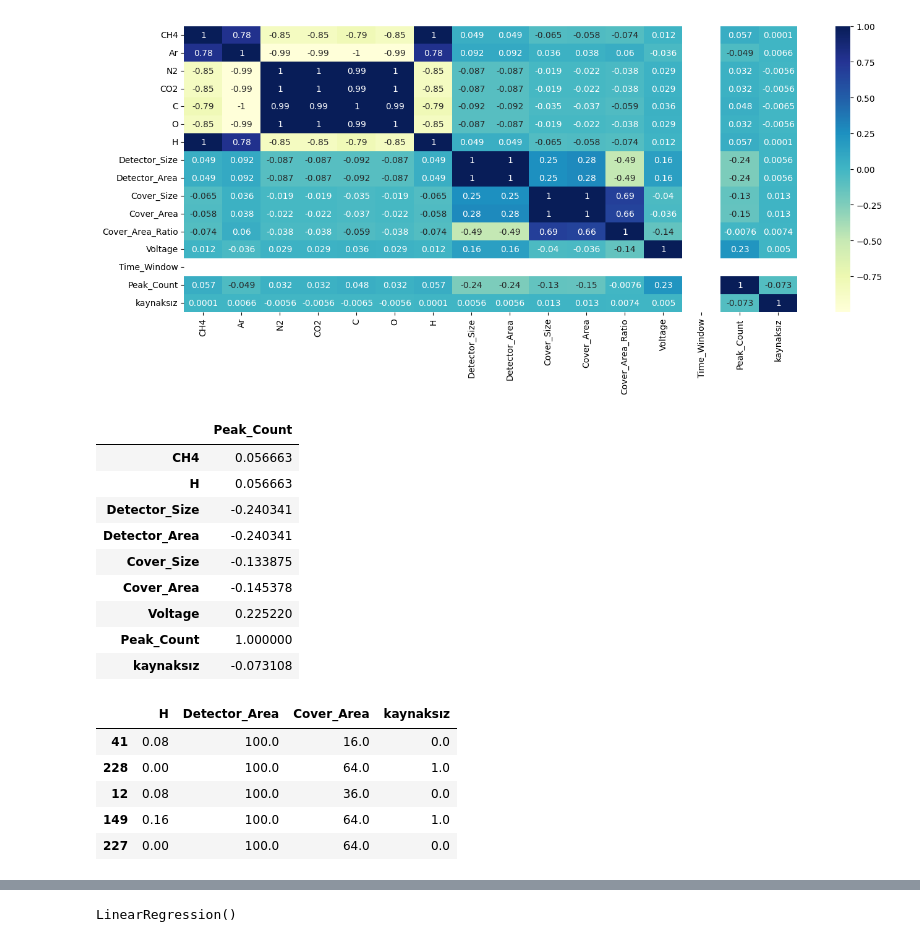
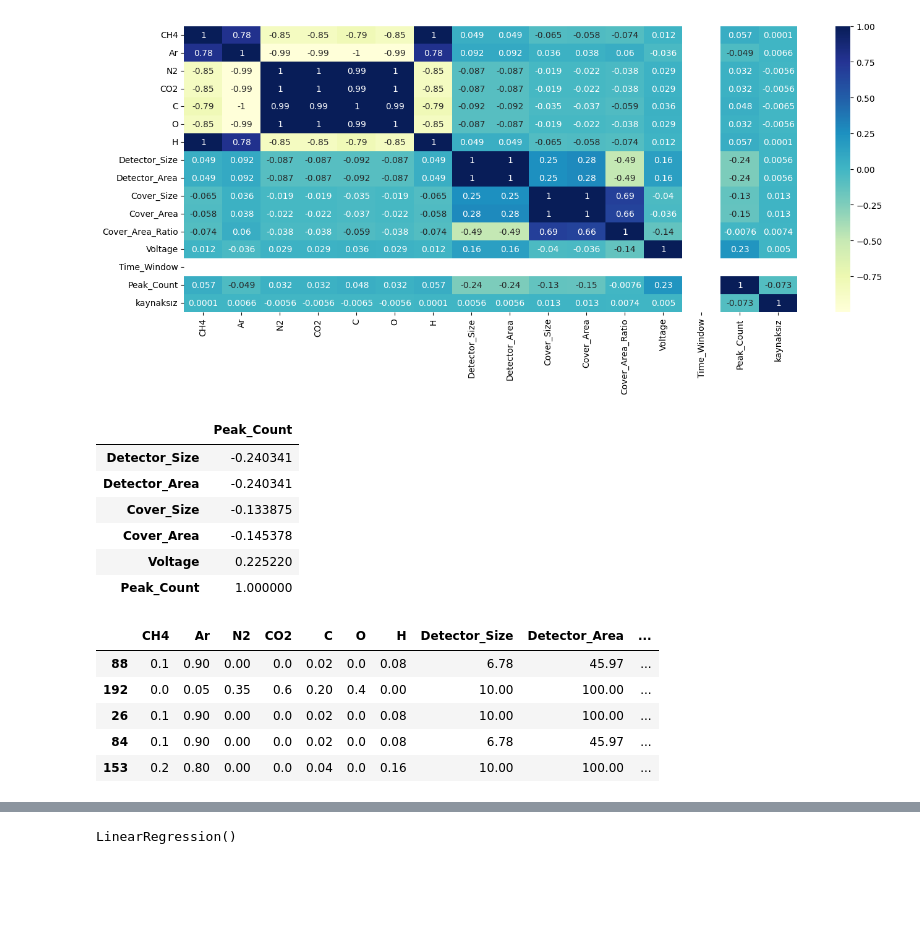
Before and after one commit to berkeryilmaz/HepML, a Jupyter notebook: rpc Ml.ipynb, the cells around one changed output, grey strips where cells are left out. Drawn from its saved outputs; the diff is of its cells as text; code cells hidden in the pictures; blank space fills up the shorter version.

Commit message:
peak count yöntemi geliştirildi

```diff
--- a/rpc Ml.ipynb
+++ b/rpc Ml.ipynb
@@ -202,32 +206,29 @@ dataplot = sns.heatmap(corrM, cmap="YlGnBu", annot=True)
 # %% [output]
 [figure]
 # %%
-corrM[abs(corrM['Peak_Count'])>0.05][['Peak_Count']]
+corrM[abs(corrM['Peak_Count'])>0.1][['Peak_Count']]
 # %% [output]
 |  | Peak_Count |
-| CH4 | 0.056663 |
-| H | 0.056663 |
 | Detector_Size | -0.240341 |
 | Detector_Area | -0.240341 |
 | Cover_Size | -0.133875 |
 | Cover_Area | -0.145378 |
 | Voltage | 0.225220 |
 | Peak_Count | 1.000000 |
-| kaynaksız | -0.073108 |
 # %%
 from sklearn.model_selection import train_test_split
 # %%
 x=data.drop(['Peak_Count'],axis=1)
-x=data[['H','Detector_Area','Cover_Area','kaynaksız']]
+#x=data[['Detector_Size','Detector_Area','Cover_Size','Cover_Area','Voltage','kaynaksız']]
 
 x.head()
 # %% [output]
-|  | H | Detector_Area | Cover_Area | kaynaksız |
-| 41 | 0.08 | 100.0 | 16.0 | 0.0 |
-| 228 | 0.00 | 100.0 | 64.0 | 1.0 |
-| 12 | 0.08 | 100.0 | 36.0 | 0.0 |
-| 149 | 0.16 | 100.0 | 64.0 | 1.0 |
-| 227 | 0.00 | 100.0 | 64.0 | 0.0 |
+|  | CH4 | Ar | N2 | CO2 | C | O | H | Detector_Size | Detector_Area | ... |
+| 88 | 0.1 | 0.90 | 0.00 | 0.0 | 0.02 | 0.0 | 0.08 | 6.78 | 45.97 | ... |
+| 192 | 0.0 | 0.05 | 0.35 | 0.6 | 0.20 | 0.4 | 0.00 | 10.00 | 100.00 | ... |
+| 26 | 0.1 | 0.90 | 0.00 | 0.0 | 0.02 | 0.0 | 0.08 | 10.00 | 100.00 | ... |
+| 84 | 0.1 | 0.90 | 0.00 | 0.0 | 0.02 | 0.0 | 0.08 | 6.78 | 45.97 | ... |
+| 153 | 0.2 | 0.80 | 0.00 | 0.0 | 0.04 | 0.0 | 0.16 | 10.00 | 100.00 | ... |
 # %%
 y=data['Peak_Count']
 y
```
Also changed, not shown: parts of 19 cells of this notebook, 2 other files.
